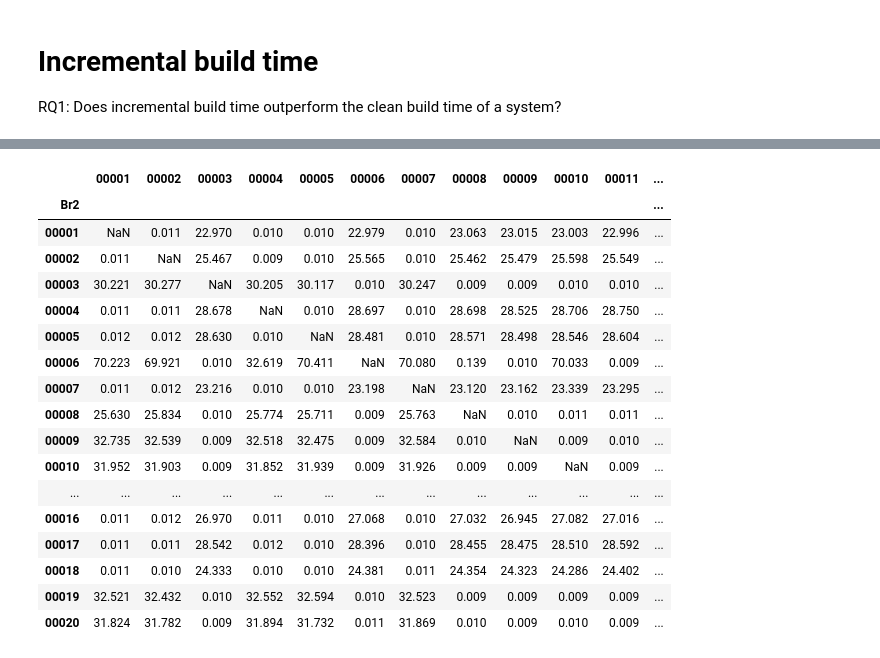
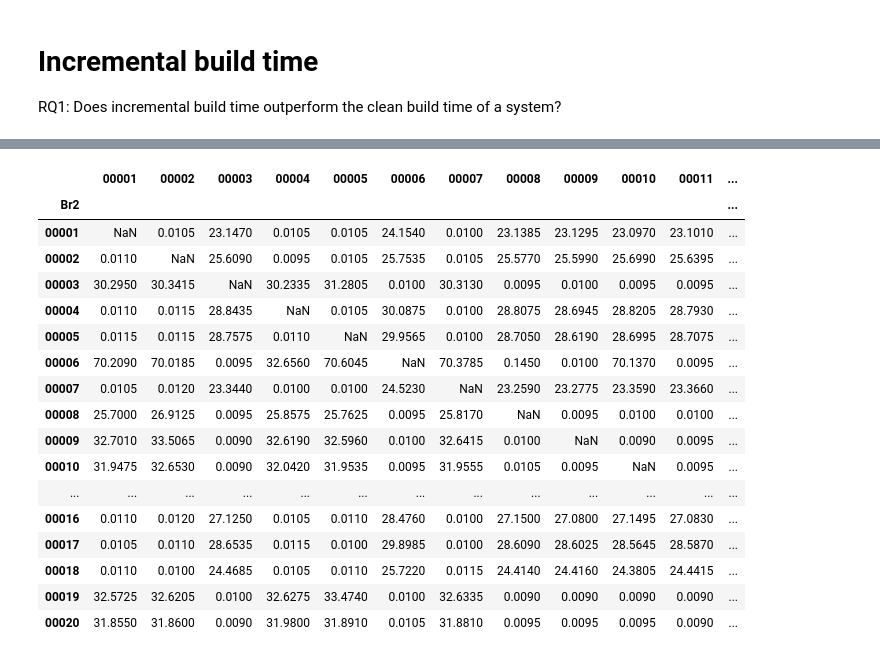
Before and after one commit to ternava/Incremental-build, a Jupyter notebook: notebooks/rez_sample_03I/incremental_build_time.ipynb, the cells around one changed output, grey strips where cells are left out. Cells and saved outputs as stored; diff of their text form; code cells hidden in the pictures.

```diff
--- a/notebooks/rez_sample_03I/incremental_build_time.ipynb
+++ b/notebooks/rez_sample_03I/incremental_build_time.ipynb
@@ -7,7 +7,7 @@ import pandas as pd
 import numpy as np
 # %%
 # Will show the incremental build time and the executable's binary size for all system's configurations
-path = '/home/xternava/Documents/GitHub/Incremental-build/data/rez_sample_04I/'
+path = '/home/xternava/Documents/GitHub/Incremental-build/data/rez_sample_03ALL/'
 #path = '/src/data/'
 df = pd.read_csv(path + 'buildtime_di1.csv')
 df.columns
@@ -31,7 +31,8 @@ df
 # For further analyses, the branch names are extracted into separate columns
 df[['Br0', 'Br1','Br2']] = df.Branch.str.split("-",expand=True)
 df_setindex = df.set_index("Br2")
-df = df_setindex[['Br1', 'Branch', 'Build Time', 'Binary Size']]
+
+df = df.rename(columns = {"bt_real": "Build Time", "BinarySize": "Binary Size"})
 
 # The index is reset to incremental build configuration
 dx = df.sort_index()
@@ -238,35 +237,48 @@ plt.show()
 # %%
+# Converting the Pivot Table to Data Frame
+
 ptbl = df.pivot_table(index = ["Br2"],
                     columns="Br1",
                     values=["Build Time"])
 
-ptbl.columns = ptbl.columns.droplevel(level=0) #remove "Build Time""
+ptbl.columns = ptbl.columns.droplevel(level=0) #remove "Build Time"
 ptbl.columns.name = None                       #remove "Br1"
 rtbl = ptbl.reset_index()
 
 tbl = pd.DataFrame(data=rtbl)
-df_setindex = tbl.set_index("Br2")
-tbl = df_setindex[['00001', '00002', '00003', '00004', '00005', '00006', '00007',
+
+tbl = tbl.set_index("Br2")
+
+pd.set_option("display.max_columns", None)
+
+#tbl = df_setindex[['00001', '00002', '00003', '00004', '00005', '00006', '00007',
+#                '00008', '00009', '00010', '00011', '00012', '00013', '00014',
+#                '00015', '00016', '00017', '00018', '00019', '00020']]
+
+# Export it to a csv file, to use it in another notebook
+tbl[:].to_csv(path + 'i_data_frame.csv',
+                index=True,
+                header=['00001', '00002', '00003', '00004', '00005', '00006', '00007',
                 '00008', '00009', '00010', '00011', '00012', '00013', '00014',
-                '00015', '00016', '00017', '00018', '00019', '00020']]
+                '00015', '00016', '00017', '00018', '00019', '00020'])
 
 tbl
 # %% [output]
 |  | 00001 | 00002 | 00003 | 00004 | 00005 | 00006 | 00007 | 00008 | 00009 | 00010 | 00011 | ... |
 | Br2 |  |  |  |  |  |  |  |  |  |  |  | ... |
-| 00001 | NaN | 0.011 | 22.970 | 0.010 | 0.010 | 22.979 | 0.010 | 23.063 | 23.015 | 23.003 | 22.996 | ... |
-| 00002 | 0.011 | NaN | 25.467 | 0.009 | 0.010 | 25.565 | 0.010 | 25.462 | 25.479 | 25.598 | 25.549 | ... |
-| 00003 | 30.221 | 30.277 | NaN | 30.205 | 30.117 | 0.010 | 30.247 | 0.009 | 0.009 | 0.010 | 0.010 | ... |
-| 00004 | 0.011 | 0.011 | 28.678 | NaN | 0.010 | 28.697 | 0.010 | 28.698 | 28.525 | 28.706 | 28.750 | ... |
-| 00005 | 0.012 | 0.012 | 28.630 | 0.010 | NaN | 28.481 | 0.010 | 28.571 | 28.498 | 28.546 | 28.604 | ... |
-| 00006 | 70.223 | 69.921 | 0.010 | 32.619 | 70.411 | NaN | 70.080 | 0.139 | 0.010 | 70.033 | 0.009 | ... |
-| 00007 | 0.011 | 0.012 | 23.216 | 0.010 | 0.010 | 23.198 | NaN | 23.120 | 23.162 | 23.339 | 23.295 | ... |
-| 00008 | 25.630 | 25.834 | 0.010 | 25.774 | 25.711 | 0.009 | 25.763 | NaN | 0.010 | 0.011 | 0.011 | ... |
-| 00009 | 32.735 | 32.539 | 0.009 | 32.518 | 32.475 | 0.009 | 32.584 | 0.010 | NaN | 0.009 | 0.010 | ... |
-| 00010 | 31.952 | 31.903 | 0.009 | 31.852 | 31.939 | 0.009 | 31.926 | 0.009 | 0.009 | NaN | 0.009 | ... |
+| 00001 | NaN | 0.0105 | 23.1470 | 0.0105 | 0.0105 | 24.1540 | 0.0100 | 23.1385 | 23.1295 | 23.0970 | 23.1010 | ... |
+| 00002 | 0.0110 | NaN | 25.6090 | 0.0095 | 0.0105 | 25.7535 | 0.0105 | 25.5770 | 25.5990 | 25.6990 | 25.6395 | ... |
+| 00003 | 30.2950 | 30.3415 | NaN | 30.2335 | 31.2805 | 0.0100 | 30.3130 | 0.0095 | 0.0100 | 0.0095 | 0.0095 | ... |
+| 00004 | 0.0110 | 0.0115 | 28.8435 | NaN | 0.0105 | 30.0875 | 0.0100 | 28.8075 | 28.6945 | 28.8205 | 28.7930 | ... |
+| 00005 | 0.0115 | 0.0115 | 28.7575 | 0.0110 | NaN | 29.9565 | 0.0100 | 28.7050 | 28.6190 | 28.6995 | 28.7075 | ... |
+| 00006 | 70.2090 | 70.0185 | 0.0095 | 32.6560 | 70.6045 | NaN | 70.3785 | 0.1450 | 0.0100 | 70.1370 | 0.0095 | ... |
+| 00007 | 0.0105 | 0.0120 | 23.3440 | 0.0100 | 0.0100 | 24.5230 | NaN | 23.2590 | 23.2775 | 23.3590 | 23.3660 | ... |
+| 00008 | 25.7000 | 26.9125 | 0.0095 | 25.8575 | 25.7625 | 0.0095 | 25.8170 | NaN | 0.0095 | 0.0100 | 0.0100 | ... |
+| 00009 | 32.7010 | 33.5065 | 0.0090 | 32.6190 | 32.5960 | 0.0100 | 32.6415 | 0.0100 | NaN | 0.0090 | 0.0095 | ... |
+| 00010 | 31.9475 | 32.6530 | 0.0090 | 32.0420 | 31.9535 | 0.0095 | 31.9555 | 0.0105 | 0.0095 | NaN | 0.0095 | ... |
 | ... | ... | ... | ... | ... | ... | ... | ... | ... | ... | ... | ... | ... |
-| 00016 | 0.011 | 0.012 | 26.970 | 0.011 | 0.010 | 27.068 | 0.010 | 27.032 | 26.945 | 27.082 | 27.016 | ... |
-| 00017 | 0.011 | 0.011 | 28.542 | 0.012 | 0.010 | 28.396 | 0.010 | 28.455 | 28.475 | 28.510 | 28.592 | ... |
-| 00018 | 0.011 | 0.010 | 24.333 | 0.010 | 0.010 | 24.381 | 0.011 | 24.354 | 24.323 | 24.286 | 24.402 | ... |
-| 00019 | 32.521 | 32.432 | 0.010 | 32.552 | 32.594 | 0.010 | 32.523 | 0.009 | 0.009 | 0.009 | 0.009 | ... |
-| 00020 | 31.824 | 31.782 | 0.009 | 31.894 | 31.732 | 0.011 | 31.869 | 0.010 | 0.009 | 0.010 | 0.009 | ... |
+| 00016 | 0.0110 | 0.0120 | 27.1250 | 0.0105 | 0.0110 | 28.4760 | 0.0100 | 27.1500 | 27.0800 | 27.1495 | 27.0830 | ... |
+| 00017 | 0.0105 | 0.0110 | 28.6535 | 0.0115 | 0.0100 | 29.8985 | 0.0100 | 28.6090 | 28.6025 | 28.5645 | 28.5870 | ... |
+| 00018 | 0.0110 | 0.0100 | 24.4685 | 0.0105 | 0.0110 | 25.7220 | 0.0115 | 24.4140 | 24.4160 | 24.3805 | 24.4415 | ... |
+| 00019 | 32.5725 | 32.6205 | 0.0100 | 32.6275 | 33.4740 | 0.0100 | 32.6335 | 0.0090 | 0.0090 | 0.0090 | 0.0090 | ... |
+| 00020 | 31.8550 | 31.8600 | 0.0090 | 31.9800 | 31.8910 | 0.0105 | 31.8810 | 0.0095 | 0.0095 | 0.0095 | 0.0090 | ... |
```
Also changed, not shown: parts of 10 cells of this notebook, 29 other files.
